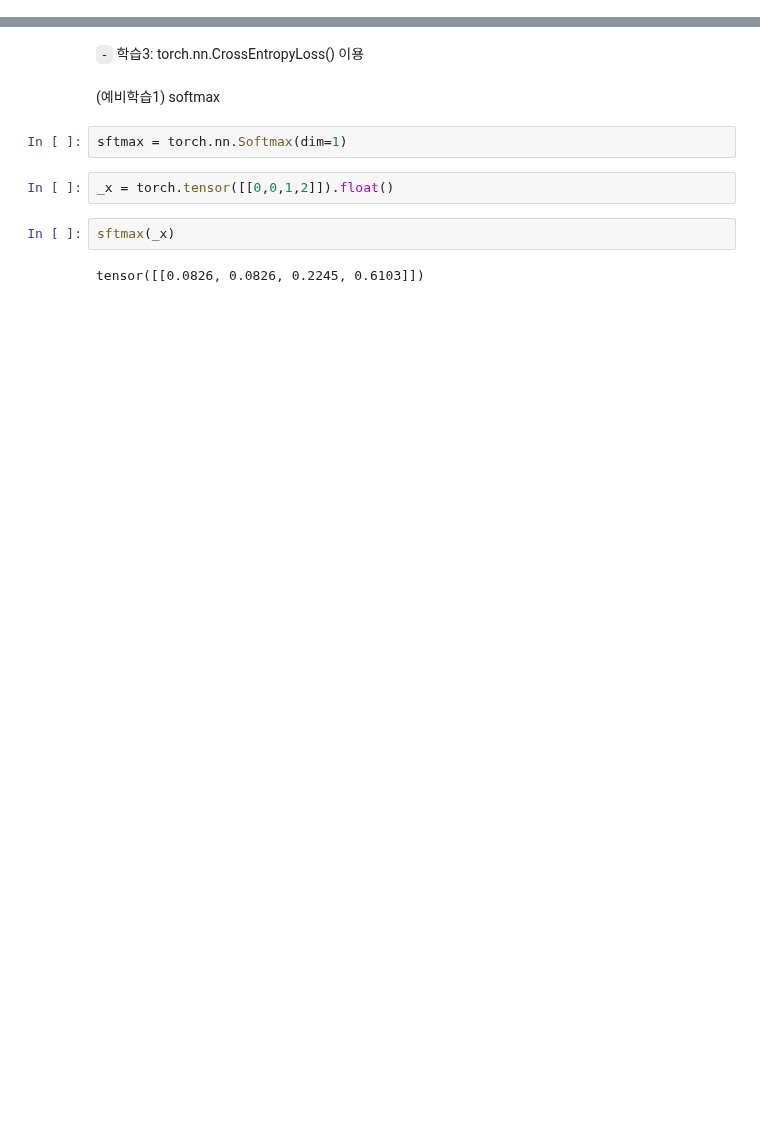
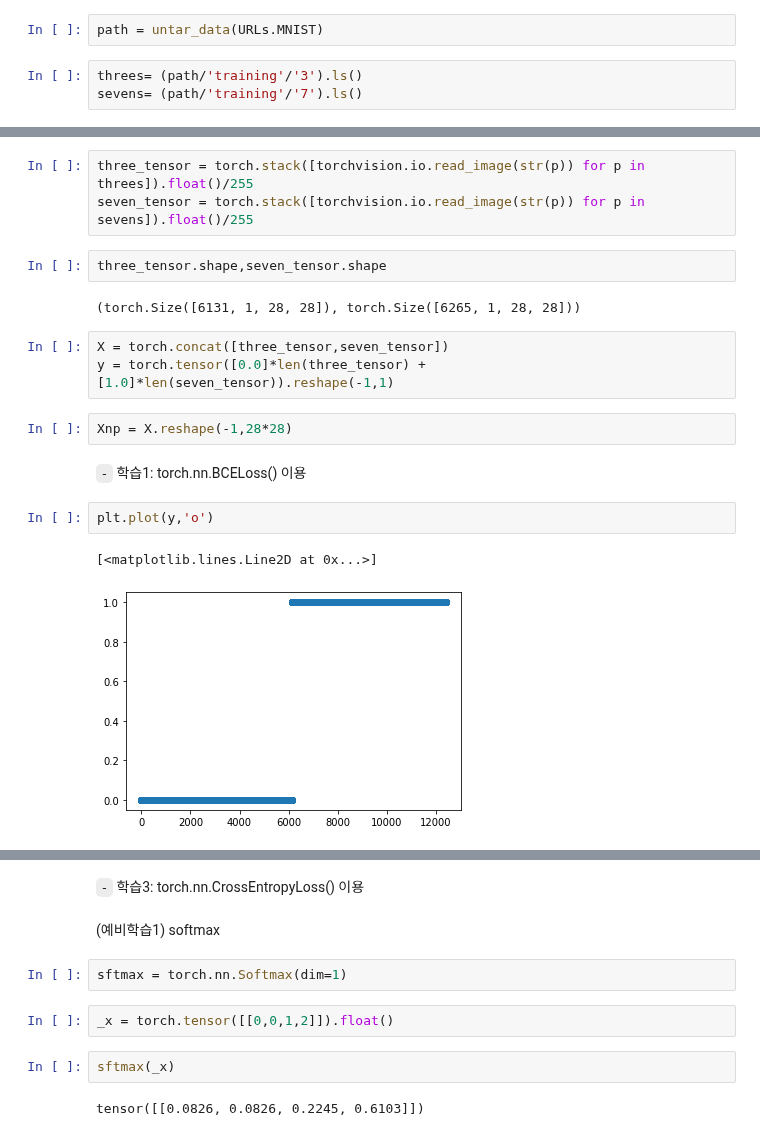
Before and after one commit to guebin/DL2022_backup, a Jupyter notebook: _notebooks/Untitled.ipynb, the cells around one changed output, grey strips where cells are left out. Drawn from its saved outputs; the diff is of its cells as text; blank space fills up the shorter version.

```diff
--- a/_notebooks/Untitled.ipynb
+++ b/_notebooks/Untitled.ipynb
@@ -0,0 +8,5 @@
+# %%
+path = untar_data(URLs.MNIST)
+# %%
+threes= (path/'training'/'3').ls()
+sevens= (path/'training'/'7').ls()
@@ -0,0 +53,19 @@
+# %%
+three_tensor = torch.stack([torchvision.io.read_image(str(p)) for p in threes]).float()/255
+seven_tensor = torch.stack([torchvision.io.read_image(str(p)) for p in sevens]).float()/255
+# %%
+three_tensor.shape,seven_tensor.shape
+# %% [output]
+(torch.Size([6131, 1, 28, 28]), torch.Size([6265, 1, 28, 28]))
+# %%
+X = torch.concat([three_tensor,seven_tensor])
+y = torch.tensor([0.0]*len(three_tensor) + [1.0]*len(seven_tensor)).reshape(-1,1)
+# %%
+Xnp = X.reshape(-1,28*28)
+# %% [markdown]
+`-` 학습1: torch.nn.BCELoss() 이용
+# %%
+plt.plot(y,'o')
+# %% [output]
+[<matplotlib.lines.Line2D at 0x...>]
+[figure, added]
```
Also changed, not shown: parts of 27 cells of this notebook, 1 other file.
